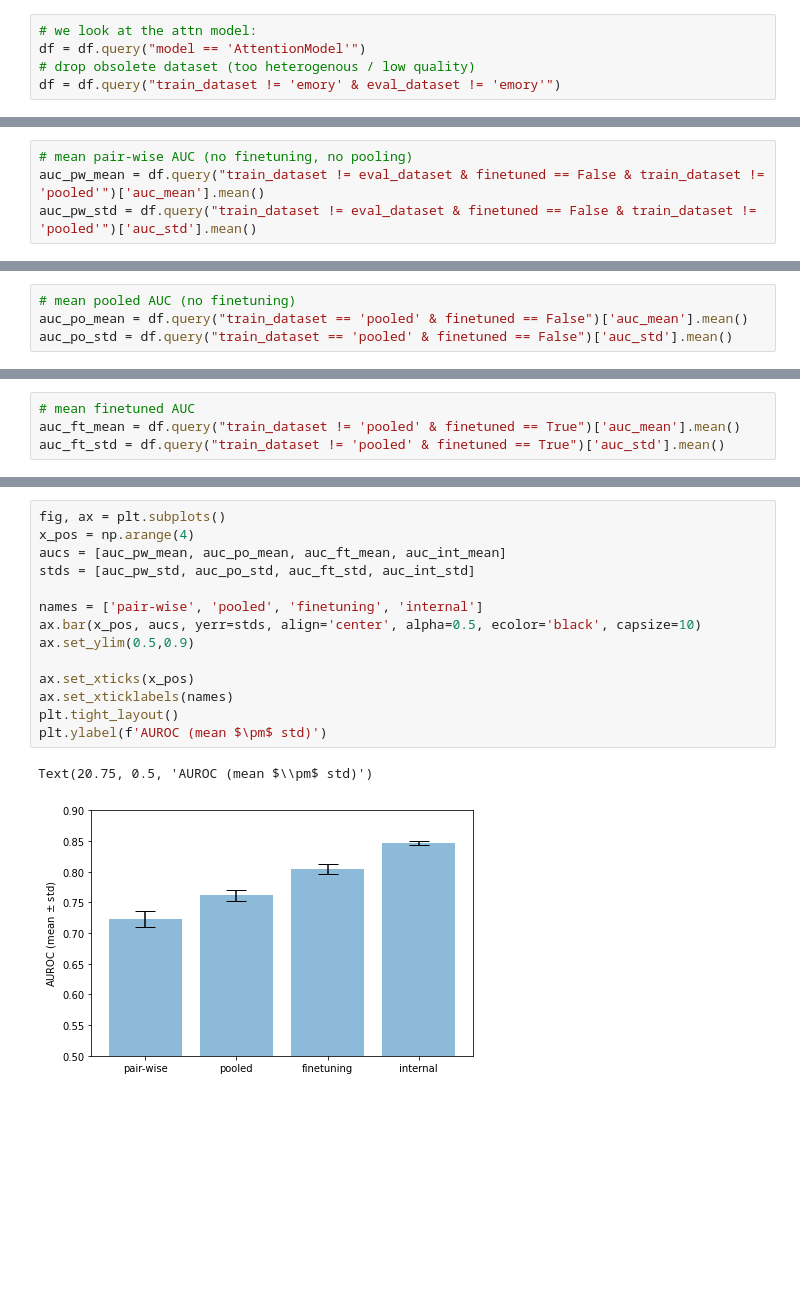
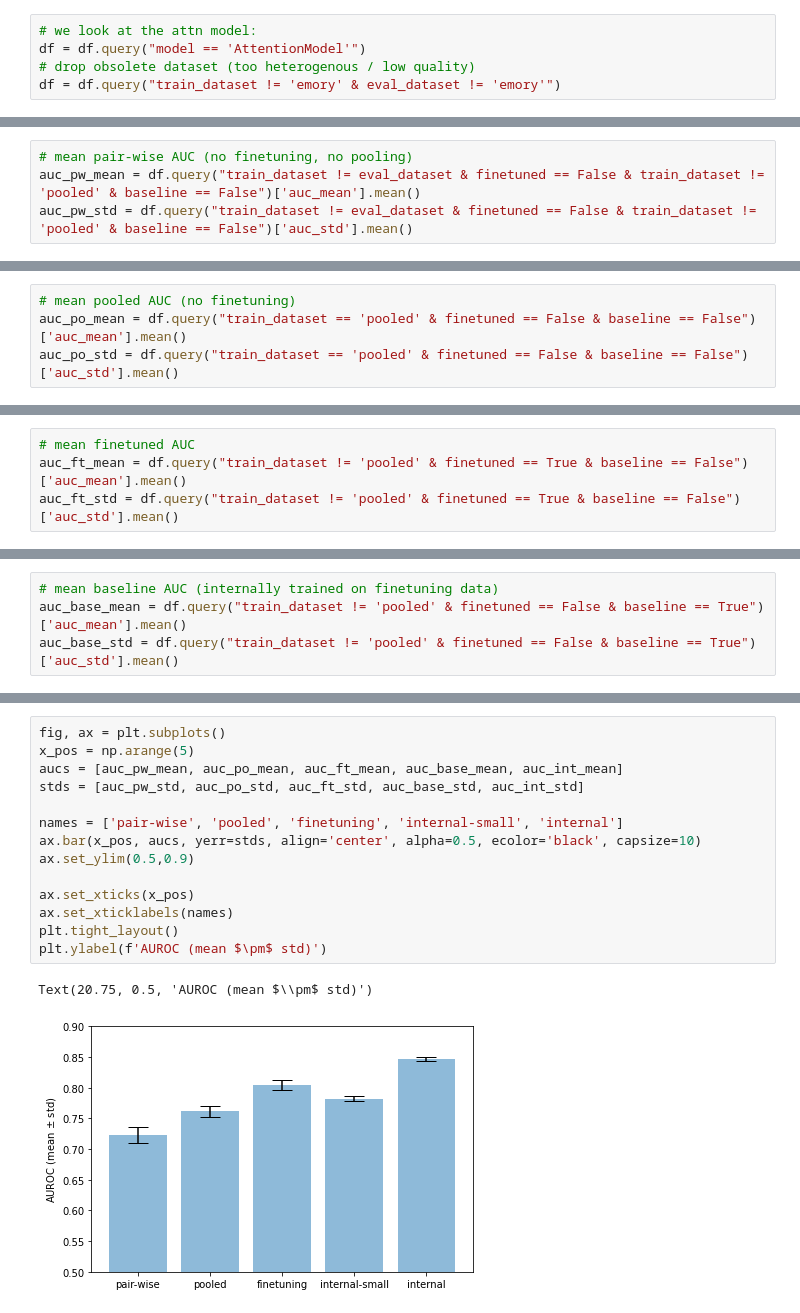
Before and after one commit to BorgwardtLab/multicenter-sepsis, a Jupyter notebook: revisions/notebooks/heatmap.ipynb, the cells around one changed output, grey strips where cells are left out. Drawn from its saved outputs; the diff is of its cells as text; blank space fills up the shorter version.

Commit message:
added finetuning plot with 2 and 10% ablation

```diff
--- a/revisions/notebooks/heatmap.ipynb
+++ b/revisions/notebooks/heatmap.ipynb
@@ -65,4 +95,4 @@ auc_int_std = df.query("train_dataset == eval_dataset & finetuned == False & tra
 # %%
 # mean pair-wise AUC (no finetuning, no pooling)
-auc_pw_mean = df.query("train_dataset != eval_dataset & finetuned == False & train_dataset != 'pooled'")['auc_mean'].mean()
-auc_pw_std = df.query("train_dataset != eval_dataset & finetuned == False & train_dataset != 'pooled'")['auc_std'].mean()
+auc_pw_mean = df.query("train_dataset != eval_dataset & finetuned == False & train_dataset != 'pooled' & baseline == False")['auc_mean'].mean()
+auc_pw_std = df.query("train_dataset != eval_dataset & finetuned == False & train_dataset != 'pooled' & baseline == False")['auc_std'].mean()
@@ -69,4 +103,4 @@ auc_pw_std = df.query("train_dataset != eval_dataset & finetuned == False & trai
 # %%
 # mean pooled AUC (no finetuning)
-auc_po_mean = df.query("train_dataset == 'pooled' & finetuned == False")['auc_mean'].mean()
-auc_po_std = df.query("train_dataset == 'pooled' & finetuned == False")['auc_std'].mean()
+auc_po_mean = df.query("train_dataset == 'pooled' & finetuned == False & baseline == False")['auc_mean'].mean()
+auc_po_std = df.query("train_dataset == 'pooled' & finetuned == False & baseline == False")['auc_std'].mean()
@@ -73,4 +111,4 @@ auc_po_std = df.query("train_dataset == 'pooled' & finetuned == False")['auc_std
 # %%
 # mean finetuned AUC
-auc_ft_mean = df.query("train_dataset != 'pooled' & finetuned == True")['auc_mean'].mean()
-auc_ft_std = df.query("train_dataset != 'pooled' & finetuned == True")['auc_std'].mean()
+auc_ft_mean = df.query("train_dataset != 'pooled' & finetuned == True & baseline == False")['auc_mean'].mean()
+auc_ft_std = df.query("train_dataset != 'pooled' & finetuned == True & baseline == False")['auc_std'].mean()
@@ -76,0 +119,4 @@ auc_ft_std = df.query("train_dataset != 'pooled' & finetuned == True")['auc_std'
+# %%
+# mean baseline AUC (internally trained on finetuning data)
+auc_base_mean = df.query("train_dataset != 'pooled' & finetuned == False & baseline == True")['auc_mean'].mean()
+auc_base_std = df.query("train_dataset != 'pooled' & finetuned == False & baseline == True")['auc_std'].mean()
@@ -77,17 +144,17 @@ auc_ft_std = df.query("train_dataset != 'pooled' & finetuned == True")['auc_std'
 # %%
 fig, ax = plt.subplots()
-x_pos = np.arange(4)
-aucs = [auc_pw_mean, auc_po_mean, auc_ft_mean, auc_int_mean]
-stds = [auc_pw_std, auc_po_std, auc_ft_std, auc_int_std]
+x_pos = np.arange(5)
+aucs = [auc_pw_mean, auc_po_mean, auc_ft_mean, auc_base_mean, auc_int_mean]
+stds = [auc_pw_std, auc_po_std, auc_ft_std, auc_base_std, auc_int_std]
 
-names = ['pair-wise', 'pooled', 'finetuning', 'internal']
+names = ['pair-wise', 'pooled', 'finetuning', 'internal-small', 'internal']
 ax.bar(x_pos, aucs, yerr=stds, align='center', alpha=0.5, ecolor='black', capsize=10)
 ax.set_ylim(0.5,0.9)
 
 ax.set_xticks(x_pos)
 ax.set_xticklabels(names)
 plt.tight_layout()
 plt.ylabel(f'AUROC (mean $\pm$ std)')
 # %% [output]
 Text(20.75, 0.5, 'AUROC (mean $\\pm$ std)')
-[figure, old version]
+[figure, new version]
```
Also changed, not shown: parts of 14 cells of this notebook, 1 other file.
